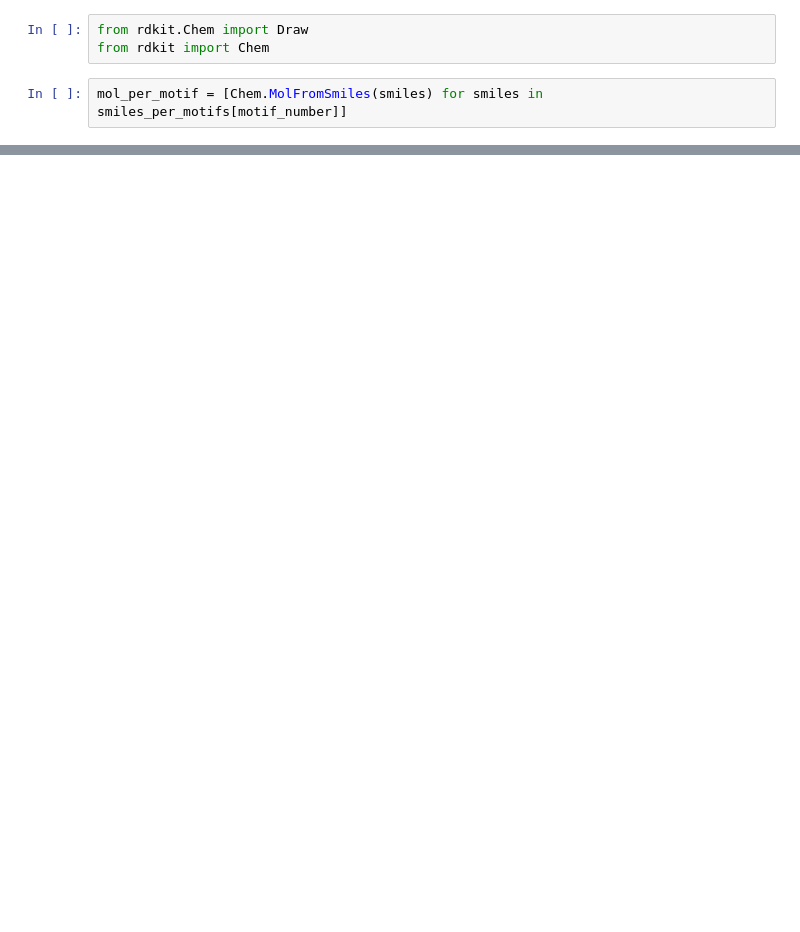
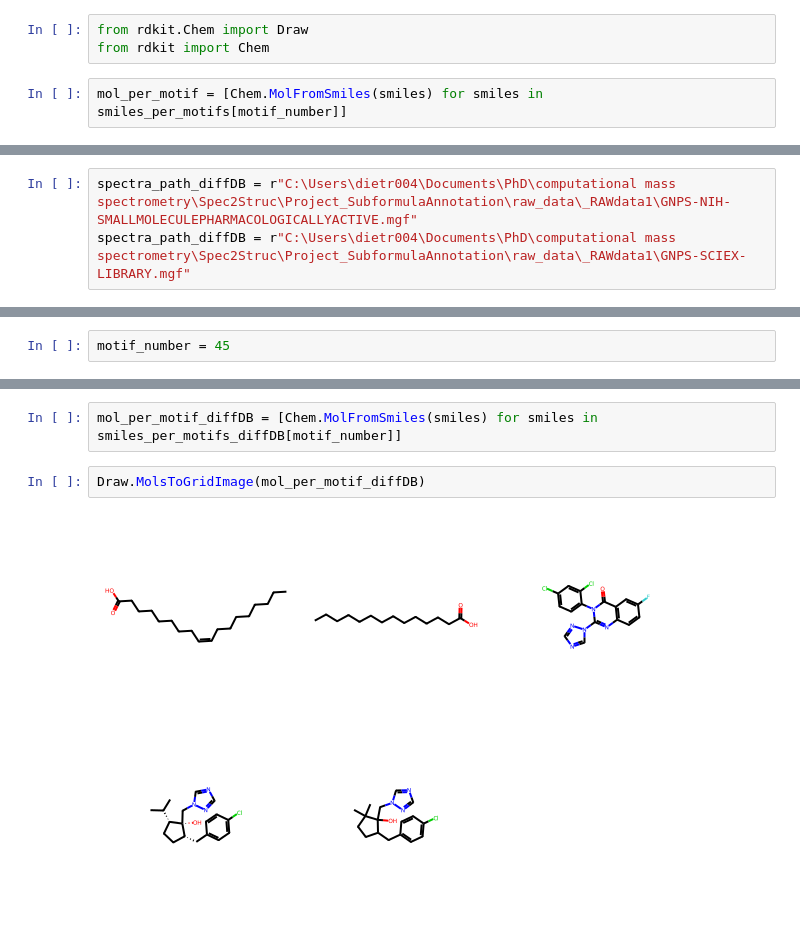
Before and after one commit to j-a-dietrich/MS2LDA_v2, a Jupyter notebook: notebooks/MS2LDA.ipynb, the cells around one changed output, grey strips where cells are left out. Saved outputs shown, nothing was run; the diff lists cells and outputs as text; blank space fills up the shorter version.

```diff
--- a/notebooks/MS2LDA.ipynb
+++ b/notebooks/MS2LDA.ipynb
@@ -81,0 +135,3 @@ Draw.MolsToGridImage(mol_per_motif)
+# %%
+spectra_path_diffDB = r"C:\Users\dietr004\Documents\PhD\computational mass spectrometry\Spec2Struc\Project_SubformulaAnnotation\raw_data\_RAWdata1\GNPS-NIH-SMALLMOLECULEPHARMACOLOGICALLYACTIVE.mgf"
+spectra_path_diffDB = r"C:\Users\dietr004\Documents\PhD\computational mass spectrometry\Spec2Struc\Project_SubformulaAnnotation\raw_data\_RAWdata1\GNPS-SCIEX-LIBRARY.mgf"
@@ -81,0 +172,2 @@ Draw.MolsToGridImage(mol_per_motif)
+# %%
+motif_number = 45
@@ -81,0 +190,6 @@ Draw.MolsToGridImage(mol_per_motif)
+# %%
+mol_per_motif_diffDB = [Chem.MolFromSmiles(smiles) for smiles in smiles_per_motifs_diffDB[motif_number]]
+# %%
+Draw.MolsToGridImage(mol_per_motif_diffDB)
+# %% [output]
+[figure, added]
```
Also changed, not shown: parts of 21 cells of this notebook, 2 other files.
